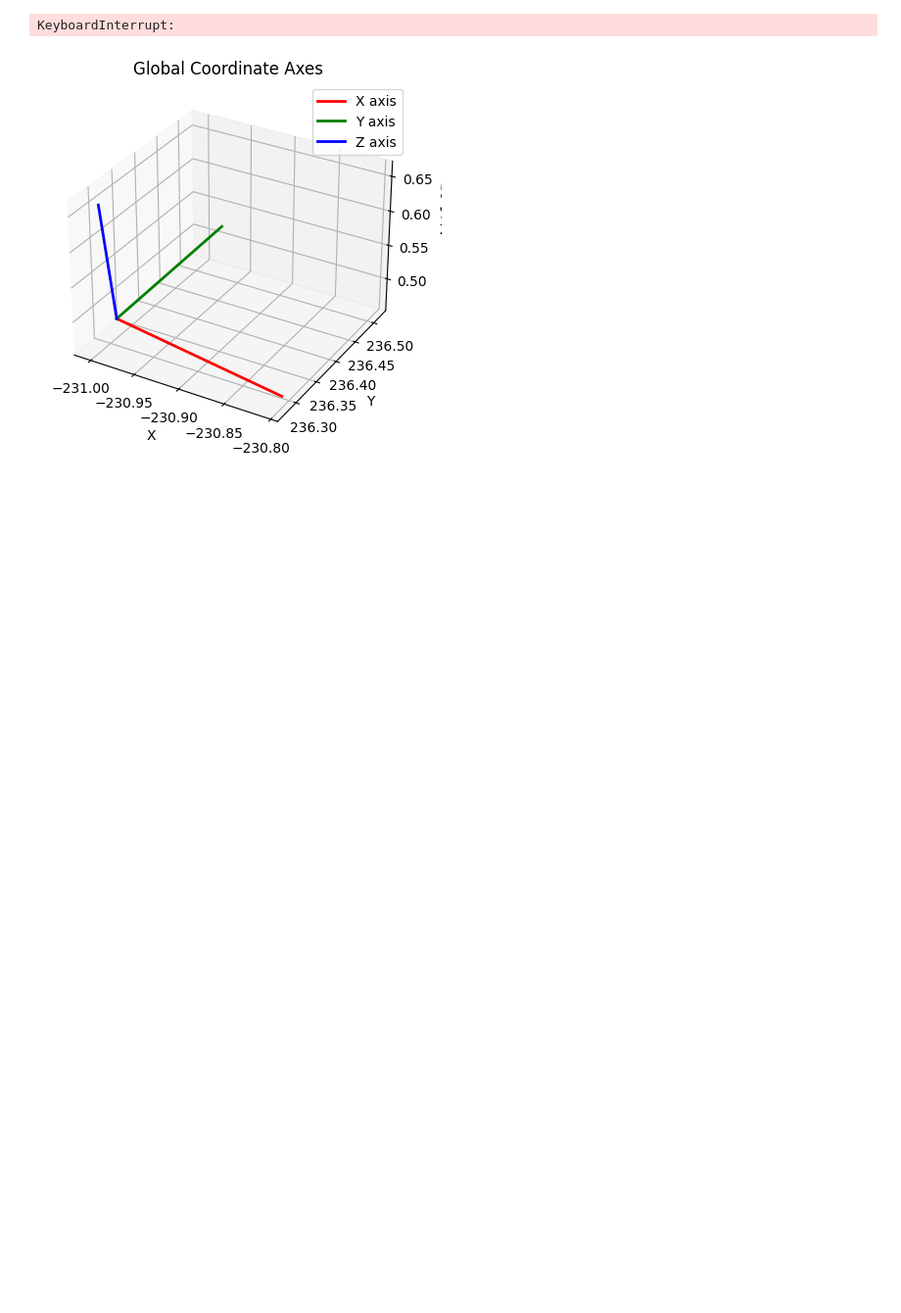
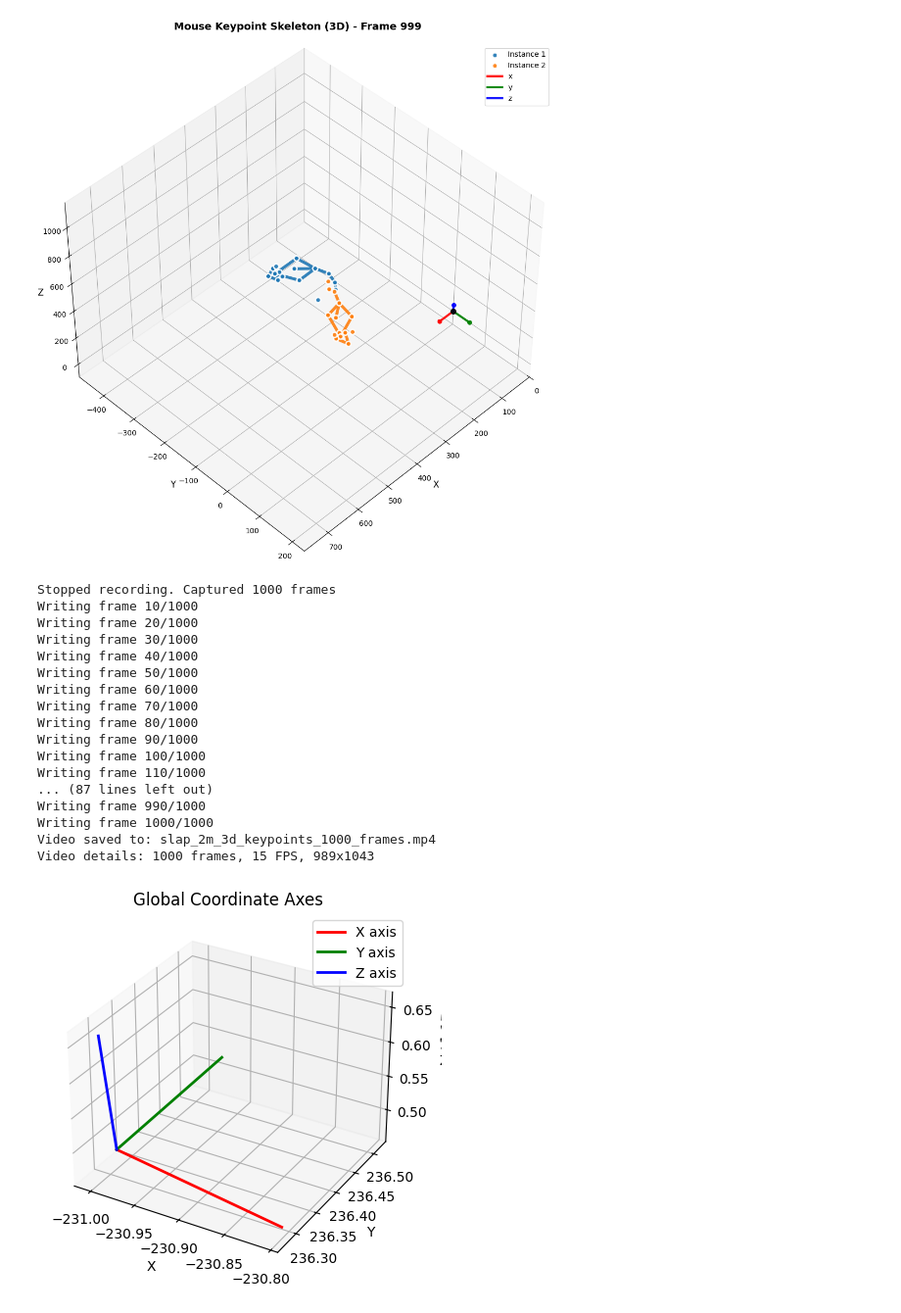
Before and after one commit to shaikh58/3d-gui, a Jupyter notebook: dev_core_logic.ipynb, the cells around one changed output. Shown at 98% size. Drawn from its saved outputs; the diff is of its cells as text; code cells hidden in the pictures; blank space fills up the shorter version.

Commit message:
record video

```diff
--- a/dev_core_logic.ipynb
+++ b/dev_core_logic.ipynb
@@ -13,15 +13,16 @@ import imageio.v3 as iio
 import sleap_io as sio
 from utils.keypoint_renderer import KeypointRenderer
 # %%
-# annotations_path = "/Users/mustafashaikh/3d-gui/test_videos/single_frame_annotations.csv"
-annotations_path = "/Users/main/Documents/GitHub/3d-gui/test_videos/single_frame_annotations.csv"
-# calib_data_path = "/Users/mustafashaikh/Documents/salk/3d/data/slap_2m/calibration.toml"
-calib_data_path = "/Users/main/Documents/GitHub/3d-gui/test_videos/calibration.toml"
-# targets_path = "/Users/mustafashaikh/Documents/salk/3d/data/slap_2m/targets_data.npy"
-targets_path = "/Volumes/talmo/mustafa/sleap3d-experiments/notebooks/targets_data.npy"
-orig_vid_path = "/Users/main/Documents/GitHub/3d-gui/test_videos/side.mp4"
-labels_path = "/Users/main/Documents/GitHub/3d-gui/test_videos/labels.v001.slp"
-vid_path = "/Users/main/Documents/GitHub/3d-gui/test_videos/side.mp4"
+annotations_path = "/Users/mustafashaikh/3d-gui/test_videos/single_frame_annotations.csv"
+# annotations_path = "/Users/main/Documents/GitHub/3d-gui/test_videos/single_frame_annotations.csv"
+calib_data_path = "/Users/mustafashaikh/Documents/salk/3d/data/slap_2m/calibration.toml"
+# calib_data_path = "/Users/main/Documents/GitHub/3d-gui/test_videos/calibration.toml"
+targets_path = "/Users/mustafashaikh/Documents/salk/3d/data/slap_2m/targets_data.npy"
+# targets_path = "/Volumes/talmo/mustafa/sleap3d-experiments/notebooks/targets_data.npy"
+# labels_path = "/Users/main/Documents/GitHub/3d-gui/test_videos/labels.v001.slp"
+labels_path = "/Users/mustafashaikh/Documents/salk/3d/data/slap_2m/labels.v001.slp"
+# vid_path = "/Users/main/Documents/GitHub/3d-gui/test_videos/side.mp4"
+vid_path = "/Users/mustafashaikh/Documents/salk/3d/data/slap_2m/side.mp4"
 # %%
 targets = np.load(targets_path)
 labels = sio.load_slp(labels_path)
@@ -50,15 +51,40 @@ edges = [
 # original edges
 # labels.skeletons[0].edge_inds
 # %%
-vid = iio.imiter(vid_path)
+# Initialize renderer
 renderer = KeypointRenderer(targets_global, edges, T)
 renderer.set_style(node_size=50,edge_width=4, alpha=0.9)
+# Start recording
+renderer.start_recording(fps=15)
+# Create plot and render frames
 fig, ax = renderer.create_3d_plot(figsize=(12, 10),title=f"3D Mouse Pose - Frame 0",
 view_elev=45,view_azim=45)
 for frame_idx in range(targets_global.shape[0]):
-    renderer.update_3d_plot(frame_idx, show_labels=False, show_coordinate_axes=True)
+    renderer.update_3d_plot(frame_idx)
+    renderer.capture_frame()  # Capture each frame
+
+# Stop recording and save
+renderer.stop_recording()
+renderer.save_video("slap_2m_3d_keypoints_1000_frames.mp4")
 # %% [output]
+[figure, added]
-KeyboardInterrupt:
+Stopped recording. Captured 1000 frames
+Writing frame 10/1000
+Writing frame 20/1000
+Writing frame 30/1000
+Writing frame 40/1000
+Writing frame 50/1000
+Writing frame 60/1000
+Writing frame 70/1000
+Writing frame 80/1000
+Writing frame 90/1000
+Writing frame 100/1000
+Writing frame 110/1000
+... (87 lines left out)
+Writing frame 990/1000
+Writing frame 1000/1000
+Video saved to: slap_2m_3d_keypoints_1000_frames.mp4
+Video details: 1000 frames, 15 FPS, 989x1043
 # %%
 import matplotlib.pyplot as plt
 from mpl_toolkits.mplot3d import Axes3D
```
Also changed, not shown: 2 other files.
